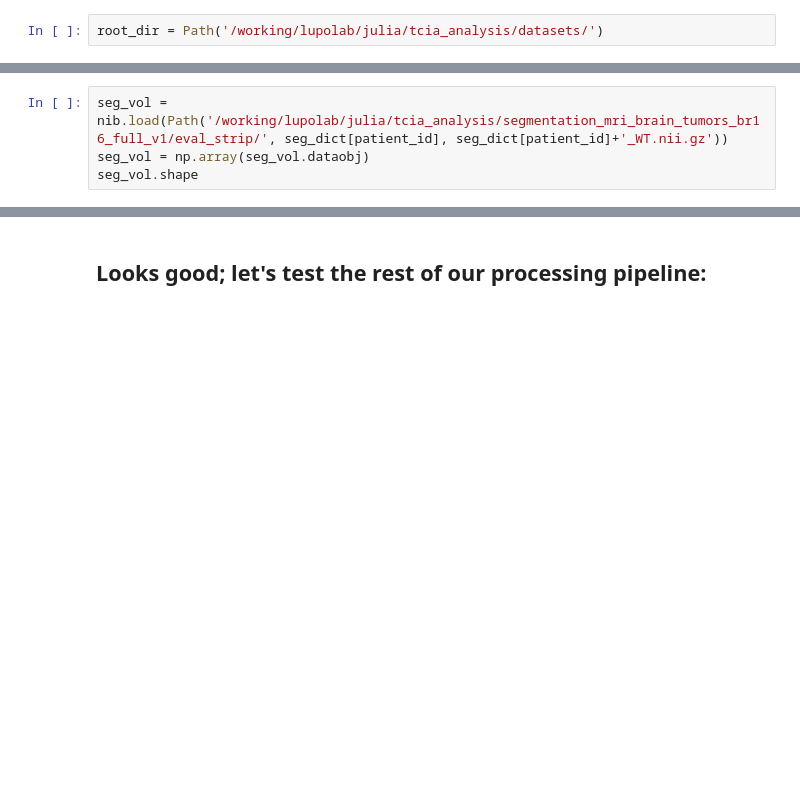
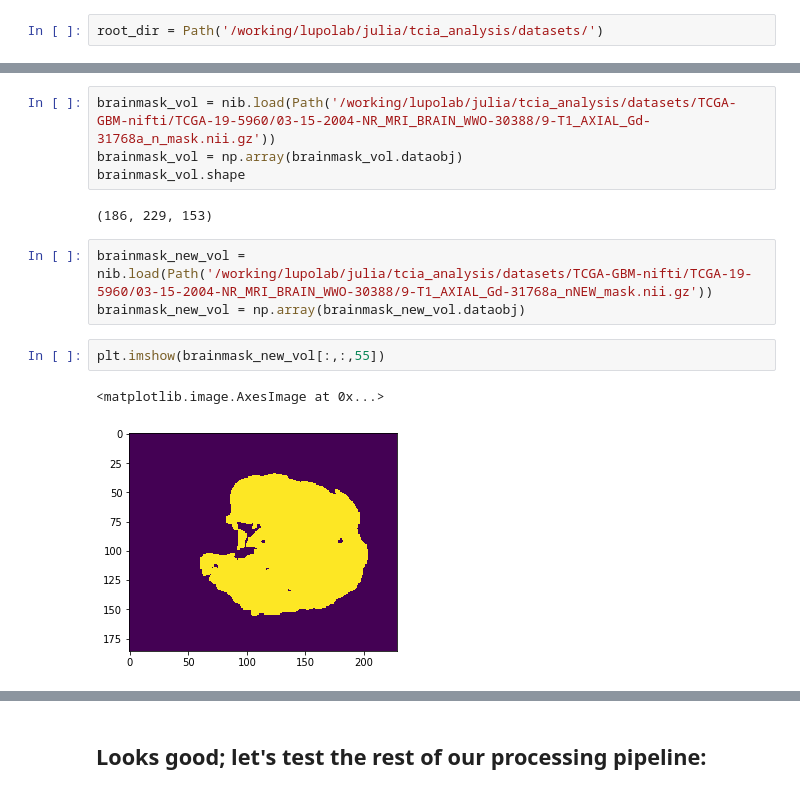
Before and after one commit to julclu/tcia_analysis, a Jupyter notebook: code/10_CreateRGBImages_munge.ipynb, the cells around one changed output, grey strips where cells are left out. Cells and saved outputs as stored; diff of their text form; blank space fills up the shorter version.

```diff
--- a/code/10_CreateRGBImages_munge.ipynb
+++ b/code/10_CreateRGBImages_munge.ipynb
@@ -178,4 +165,14 @@ cel_vol.shape
 # %%
-seg_vol = nib.load(Path('/working/lupolab/julia/tcia_analysis/segmentation_mri_brain_tumors_br16_full_v1/eval_strip/', seg_dict[patient_id], seg_dict[patient_id]+'_WT.nii.gz'))
-seg_vol = np.array(seg_vol.dataobj)
-seg_vol.shape
+brainmask_vol = nib.load(Path('/working/lupolab/julia/tcia_analysis/datasets/TCGA-GBM-nifti/TCGA-19-5960/03-15-2004-NR_MRI_BRAIN_WWO-30388/9-T1_AXIAL_Gd-31768a_n_mask.nii.gz'))
+brainmask_vol = np.array(brainmask_vol.dataobj)
+brainmask_vol.shape
+# %% [output]
+(186, 229, 153)
+# %%
+brainmask_new_vol = nib.load(Path('/working/lupolab/julia/tcia_analysis/datasets/TCGA-GBM-nifti/TCGA-19-5960/03-15-2004-NR_MRI_BRAIN_WWO-30388/9-T1_AXIAL_Gd-31768a_nNEW_mask.nii.gz'))
+brainmask_new_vol = np.array(brainmask_new_vol.dataobj)
+# %%
+plt.imshow(brainmask_new_vol[:,:,55])
+# %% [output]
+<matplotlib.image.AxesImage at 0x...>
+[figure, added]
```
Also changed, not shown: parts of 35 cells of this notebook, 23 other files.
